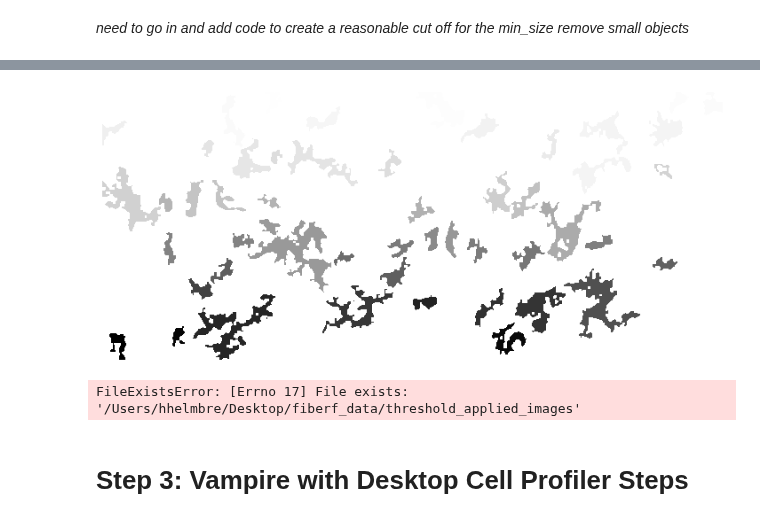
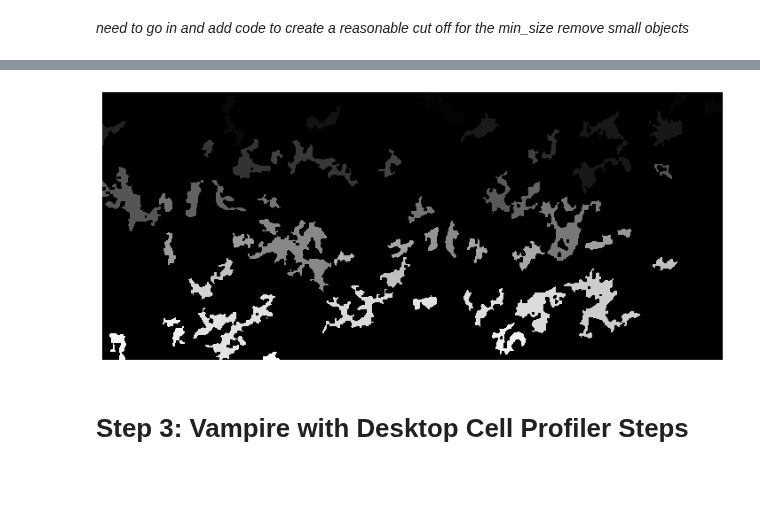
Before and after one commit to Nance-Lab/fiberf, a Jupyter notebook: examples/Psudocode_full_dev.ipynb, the cells around one changed output, grey strips where cells are left out. Saved outputs shown, nothing was run; the diff lists cells and outputs as text; code cells hidden in the pictures; blank space fills up the shorter version.

Commit message:
Update Psudocode_full_dev.ipynb
added in the ability to save the labeled thresholded images to my computer

```diff
--- a/examples/Psudocode_full_dev.ipynb
+++ b/examples/Psudocode_full_dev.ipynb
@@ -142,12 +144,14 @@ im = im[:,:,2]
 threshold = filters.threshold_otsu(im)
 binary = morphology.closing(im < threshold, morphology.square(5))
 #cleared = segmentation.clear_border(binary)
-label_image = measure.label(binary, return_num=False, connectivity=2)
+label_image = measure.label(binary, return_num=False, connectivity=1)
 #image_label_overlay = color.label2rgb(label_image, image=im, bg_label=0)
 
 
 
 binary2 = morphology.remove_small_objects(label_image, min_size=400, connectivity=2, in_place=True)
+invert_binary2 = np.invert(binary2)
+im_to_save = Image.fromarray(invert_binary2, mode='L')
 # %%
 overall_region_meas = pd.DataFrame(columns = ['Filename', 'ImageID', 'ObjectID', 'X', 'Y', 'Area', 'Perimeter', 'Major Axis', 'Minor Axis', 'Circularity', 'Aspect Ratio'])
 region_meas = pd.DataFrame()
@@ -190,21 +174,30 @@ region_meas
 # %%
 fig, ax = plt.subplots(figsize=(10, 6))
-ax.imshow(binary2)
+ax.imshow(invert_binary2)
 
 ax.set_axis_off()
 plt.tight_layout()
 plt.show()
 # %% [output]
-[figure, old version]
+[figure, new version]
 # %%
 #Creating a folder for the new tresholded images
 os.mkdir(str(data_folder + '/' + 'threshold_applied_images'))
 
 #initializing a pandas dataframe
-region_meas = pd.DataFrame()
+overall_region_meas = pd.DataFrame(columns = ['Filename', 'ImageID', 'ObjectID', 'X', 'Y', 'Area', 'Perimeter', 'Major Axis', 'Minor Axis', 'Circularity', 'Aspect Ratio'])
+
+#initializing a count
+k=1
 
 #Looping through all images in list (this task should be put to multiple CPUs in future if a large data set)
 for images in image_list:
+
+
+    #initializing a pandas data frame for measurement data
+    region_meas = pd.DataFrame()
+
+    #Going through each of the images to get their binarized images and measurement info
     name = str(data_folder + '/' + images)
     im = io.imread(name)
     im = im[:,:,2]
@@ -212,9 +205,10 @@ for images in image_list:
     binary = morphology.closing(im < threshold, morphology.square(5))
     label_image = measure.label(binary, return_num=False, connectivity=2)
     binary2 = morphology.remove_small_objects(label_image, min_size=400, connectivity=2, in_place=True)
+    invert_binary2 = np.invert(binary2)
 
     # Saving the thresheld images to their own folder with modified names
-    im_to_save = Image.fromarray(np.invert(binary2))
+    im_to_save = Image.fromarray(np.uint8(invert_binary2), mode='L')
     new_name = str(data_folder + '/' + 'threshold_applied_images' + '/' + images)
     new_name = new_name.replace('.jpg','_threshold.jpg')
     im_to_save.save(new_name)
@@ -222,16 +216,21 @@ for images in image_list:
 
     #Saving the region properties as a csv
     props = measure.regionprops_table(binary2, properties= ('centroid', 'area', 'perimeter', 'major_axis_length', 'minor_axis_length'))
-    region_meas[]
-    region_meas['Circularity'] = (region_meas['area']*4*np.pi)/(region_meas['perimeter']**2)
-    region_meas['Aspect Ratio'] = (region_meas['major_axis_length']/region_meas['minor_axis_length'])
-    region_meas.insert(0, 'Filename', image_list[1])
-    region_meas.insert(1, 'ImageID', 1)
-    region_meas.insert(2, 'ObjectID', 1)
-    region_meas = region_meas.rename(columns={'centroid-0': 'X', 'centroid-1': 'Y', 'area': 'Area', 'perimeter': 'Perimeter'})
-    region_meas = region_meas.rename(columns={'major_axis_length': 'Major Axis', 'minor_axis_length': 'Minor Axis'})
+    props_meas = pd.DataFrame(props)
+    region_meas['X'] = props_meas['centroid-0']
+    region_meas['Y'] = props_meas['centroid-1']
+    region_meas['Area'] = props_meas['area']
+    region_meas['Perimeter'] = props_meas['perimeter']
+    region_meas['Major Axis'] = props_meas['major_axis_length']
+    region_meas['Minor Axis'] = props_meas['minor_axis_length']
+    region_meas['Circularity'] = (region_meas['Area']*4*np.pi)/(region_meas['Perimeter']**2)
+    region_meas['Aspect Ratio'] = (region_meas['Major Axis']/region_meas['Minor Axis'])
+    region_meas.insert(0, 'Filename', images)
+    region_meas.insert(1, 'ImageID', k)
+    region_meas.insert(2, 'ObjectID', np.arange(len(region_meas)))
+
+    overall_region_meas = overall_region_meas.append(region_meas)
+    k+=1
-# %% [output]
-FileExistsError: [Errno 17] File exists: '/Users/hhelmbre/Desktop/fiberf_data/threshold_applied_images'
 # %% [markdown]
 # Step 3: Vampire with Desktop Cell Profiler Steps
 # %% [markdown]
```
Also changed, not shown: parts of 4 cells of this notebook.
